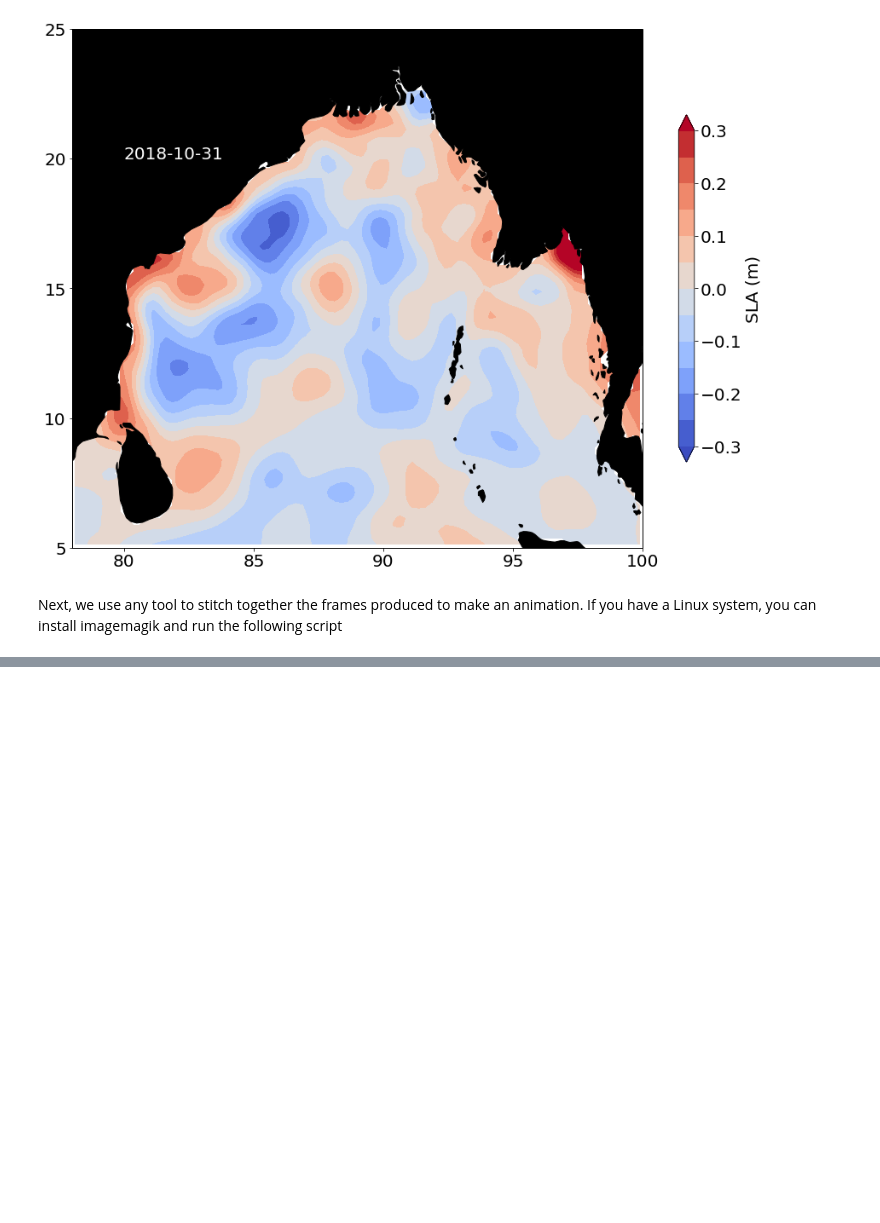
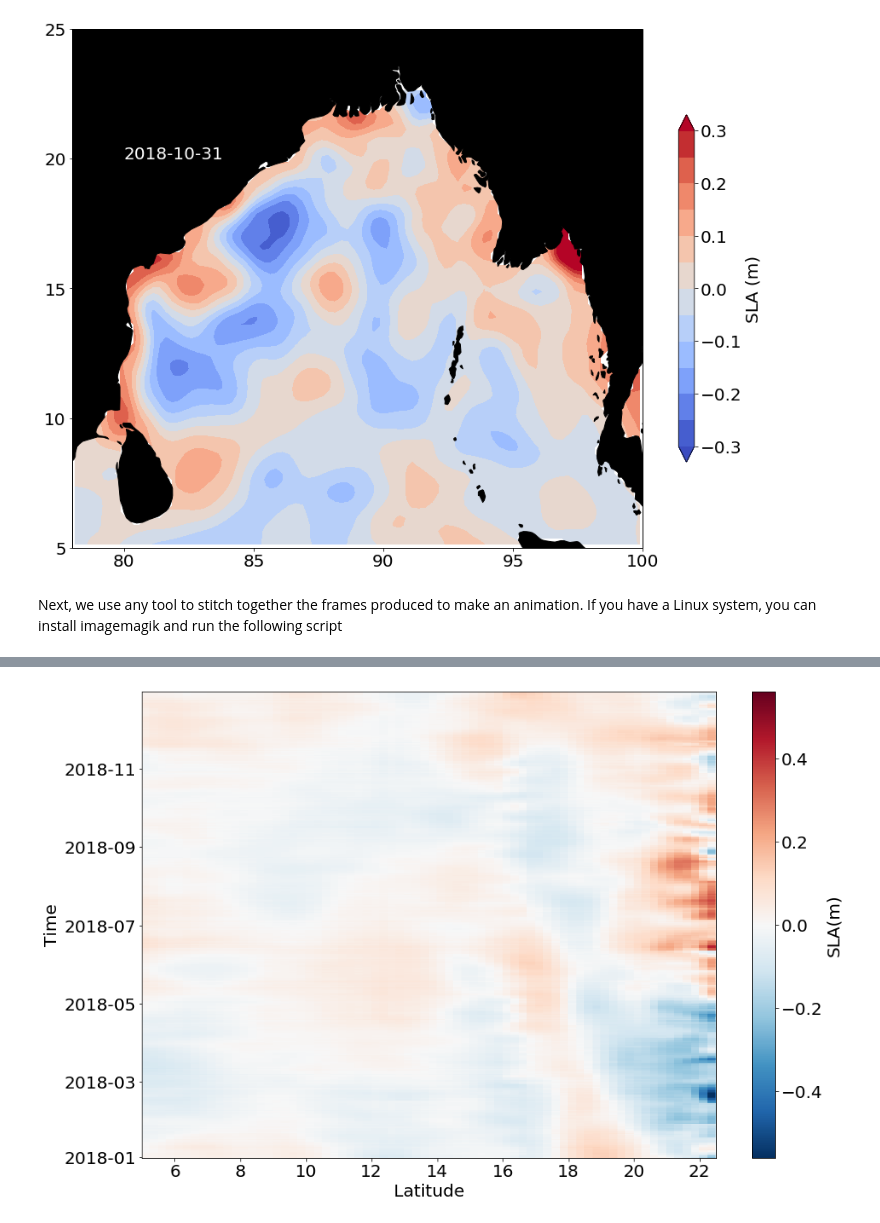
Before and after one commit to adityarn/ICTS_OMMBOB_2019, a Jupyter notebook: SLA_analysis.ipynb, the cells around one changed output, grey strips where cells are left out. Saved outputs shown, nothing was run; the diff lists cells and outputs as text; code cells hidden in the pictures; blank space fills up the shorter version.

```diff
--- a/SLA_analysis.ipynb
+++ b/SLA_analysis.ipynb
@@ -116,0 +127,11 @@ Next, we use any tool to stitch together the frames produced to make an animatio
+# %%
+plt.figure(figsize=(15,10))
+#ax = plt.subplot(projection = crs.PlateCarree())
+sla_anom_plt = sla_anom.sel(longitude=slice(78, 100), time=slice("2018-01-01", "2018-12-31")).mean(dim="longitude").plot()
+#plt.colorbar(sla_anom_plt)
+plt.xlabel("Latitude")
+#plt.title("$78^{\circ}$E to $89^{\circ}$E")
+plt.xlim(5, 22.5)
+plt.savefig("./plots/sla_lat_time_hovmoller.png")
+# %% [output]
+[figure, added]
```
Also changed, not shown: parts of 42 cells of this notebook, 1 other file.
